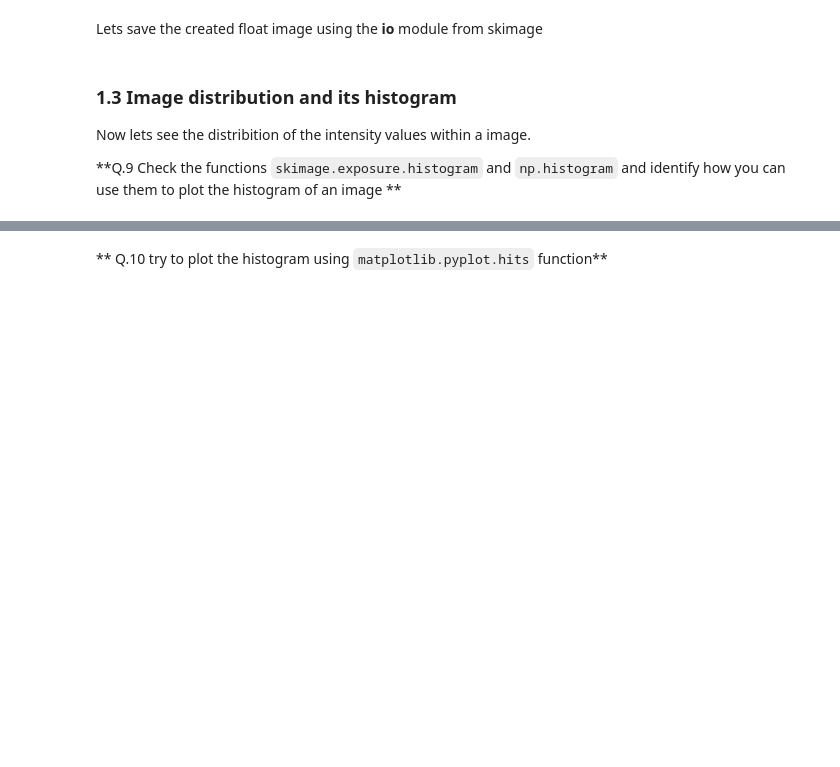
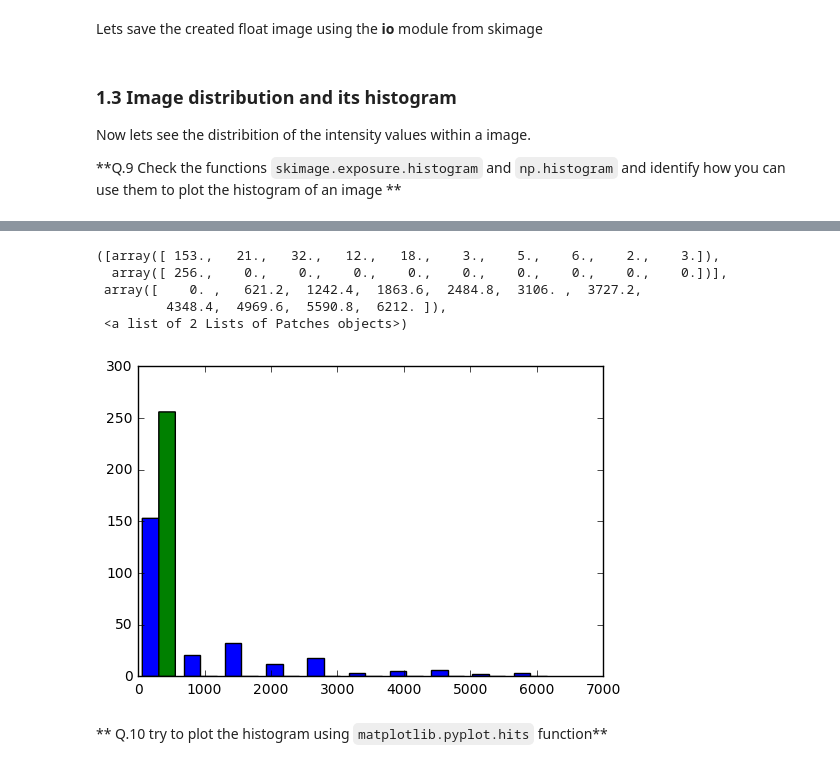
Before and after one commit to brown4eva/B31XB-IIP-TP-1718, a Jupyter notebook: 1-introducion/1-introduction-skimage.ipynb, the cells around one changed output, grey strips where cells are left out. Cells and saved outputs as stored; diff of their text form; code cells hidden in the pictures; blank space fills up the shorter version.

```diff
--- a/1-introducion/1-introduction-skimage.ipynb
+++ b/1-introducion/1-introduction-skimage.ipynb
@@ -141,2 +155,14 @@ Now lets see the distribition of the intensity values within a image.
+# %%
+from skimage import data, exposure, img_as_ubyte
+image2 = img_as_ubyte(data.camera())
+y = np.histogram(image2, bins=255)
+plt.hist(y)
+# %% [output]
+([array([ 153.,   21.,   32.,   12.,   18.,    3.,    5.,    6.,    2.,    3.]),
+  array([ 256.,    0.,    0.,    0.,    0.,    0.,    0.,    0.,    0.,    0.])],
+ array([    0. ,   621.2,  1242.4,  1863.6,  2484.8,  3106. ,  3727.2,
+         4348.4,  4969.6,  5590.8,  6212. ]),
+ <a list of 2 Lists of Patches objects>)
+[figure, added]
 # %% [markdown]
 ** Q.10 try to plot the histogram using `matplotlib.pyplot.hits` function**
```
Also changed, not shown: parts of 2 cells of this notebook.
